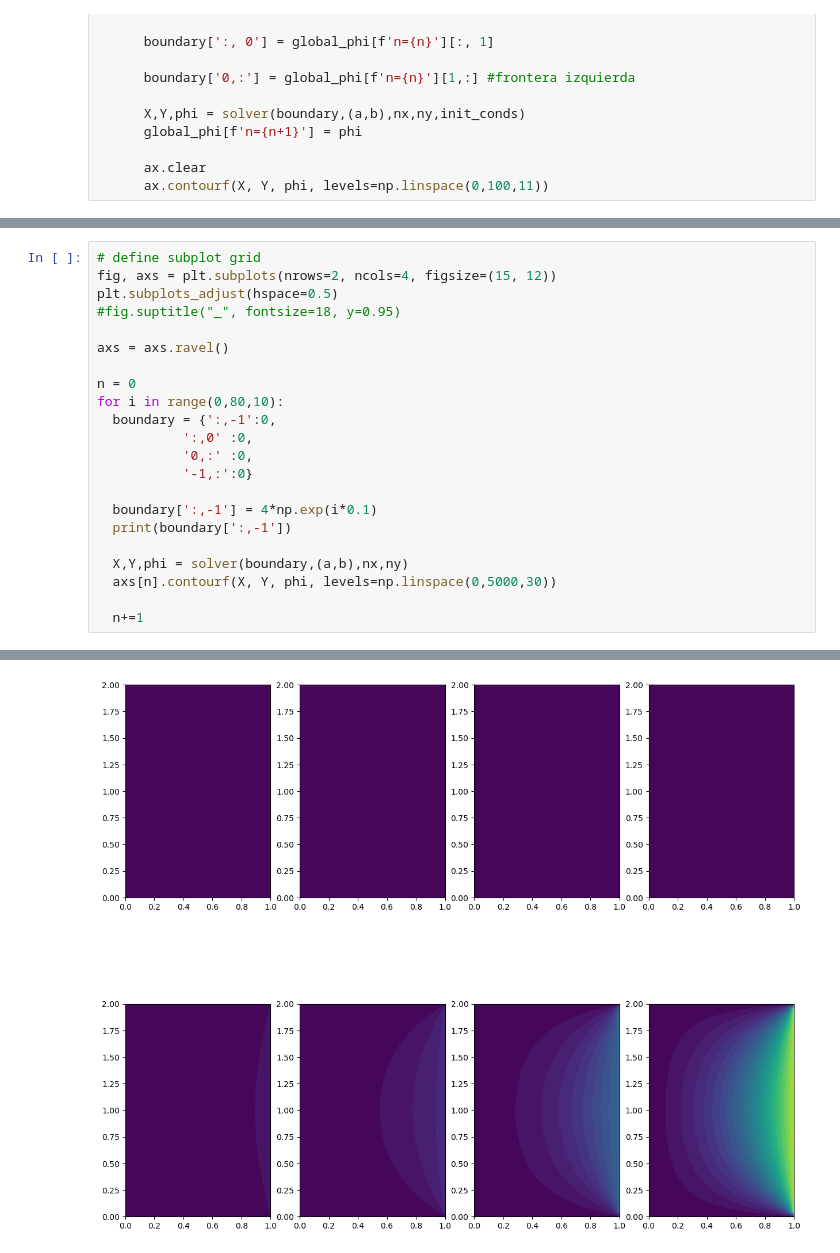
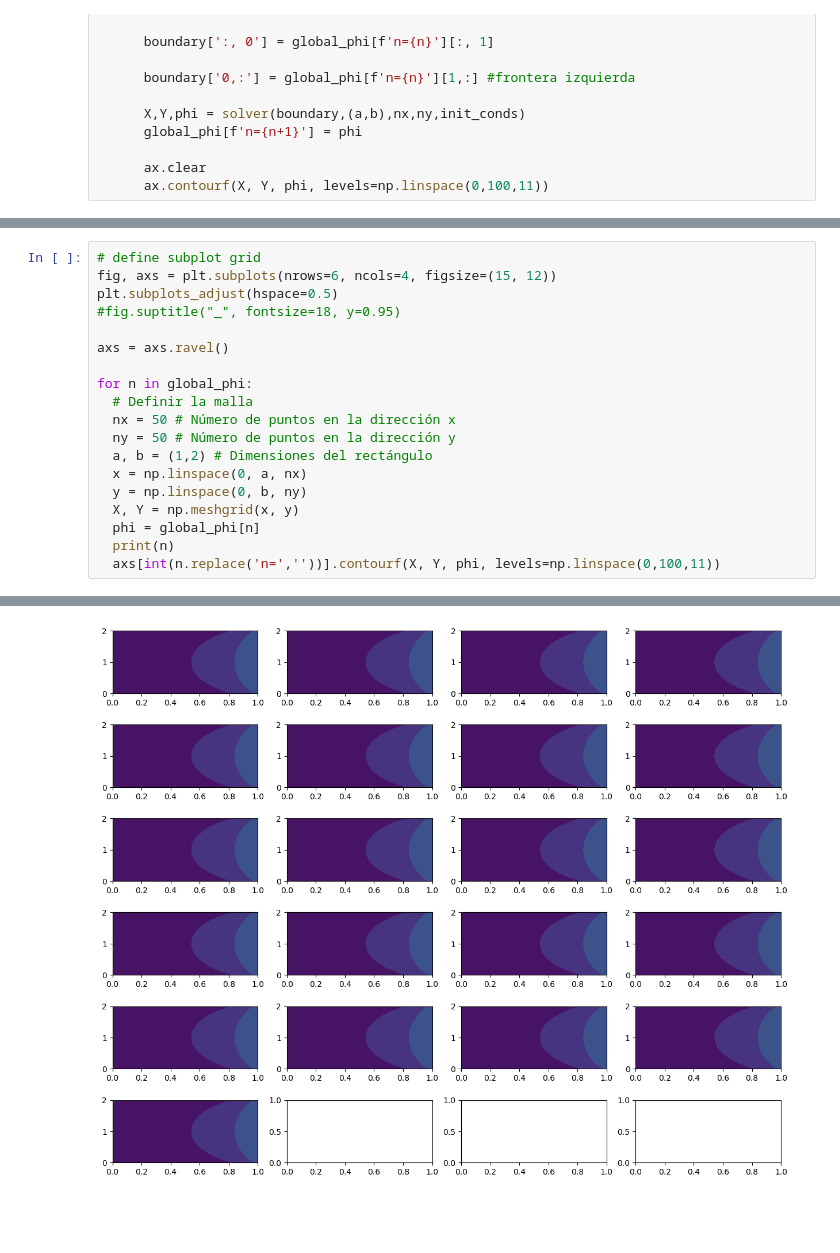
Before and after one commit to alhazacod/heat_eq_t_dependant_boundary, a Jupyter notebook: bloque_calor_t.ipynb, the cells around one changed output, grey strips where cells are left out. Saved outputs shown, nothing was run; the diff lists cells and outputs as text; blank space fills up the shorter version.

Commit message:
Empecé a graficar la simulacion en una imagen frame por frame para tener una imagen que poner en el informe

```diff
--- a/bloque_calor_t.ipynb
+++ b/bloque_calor_t.ipynb
@@ -145,23 +125,20 @@ print(global_phi)
 # %%
 # define subplot grid
-fig, axs = plt.subplots(nrows=2, ncols=4, figsize=(15, 12))
+fig, axs = plt.subplots(nrows=6, ncols=4, figsize=(15, 12))
 plt.subplots_adjust(hspace=0.5)
 #fig.suptitle("_", fontsize=18, y=0.95)
 
 axs = axs.ravel()
 
-n = 0
-for i in range(0,80,10):
-  boundary = {':,-1':0,
-           ':,0' :0,
-           '0,:' :0,
-           '-1,:':0}
-
-  boundary[':,-1'] = 4*np.exp(i*0.1)
-  print(boundary[':,-1'])
-
-  X,Y,phi = solver(boundary,(a,b),nx,ny)
-  axs[n].contourf(X, Y, phi, levels=np.linspace(0,5000,30))
-
-  n+=1
+for n in global_phi:
+  # Definir la malla
+  nx = 50 # Número de puntos en la dirección x
+  ny = 50 # Número de puntos en la dirección y
+  a, b = (1,2) # Dimensiones del rectángulo
+  x = np.linspace(0, a, nx)
+  y = np.linspace(0, b, ny)
+  X, Y = np.meshgrid(x, y)
+  phi = global_phi[n]
+  print(n)
+  axs[int(n.replace('n=',''))].contourf(X, Y, phi, levels=np.linspace(0,100,11))
 # %% [output]
@@ -176 +162 @@ for i in range(0,80,10):
-[figure, old version]
+[figure, new version]
```
Also changed, not shown: parts of 2 cells of this notebook.
